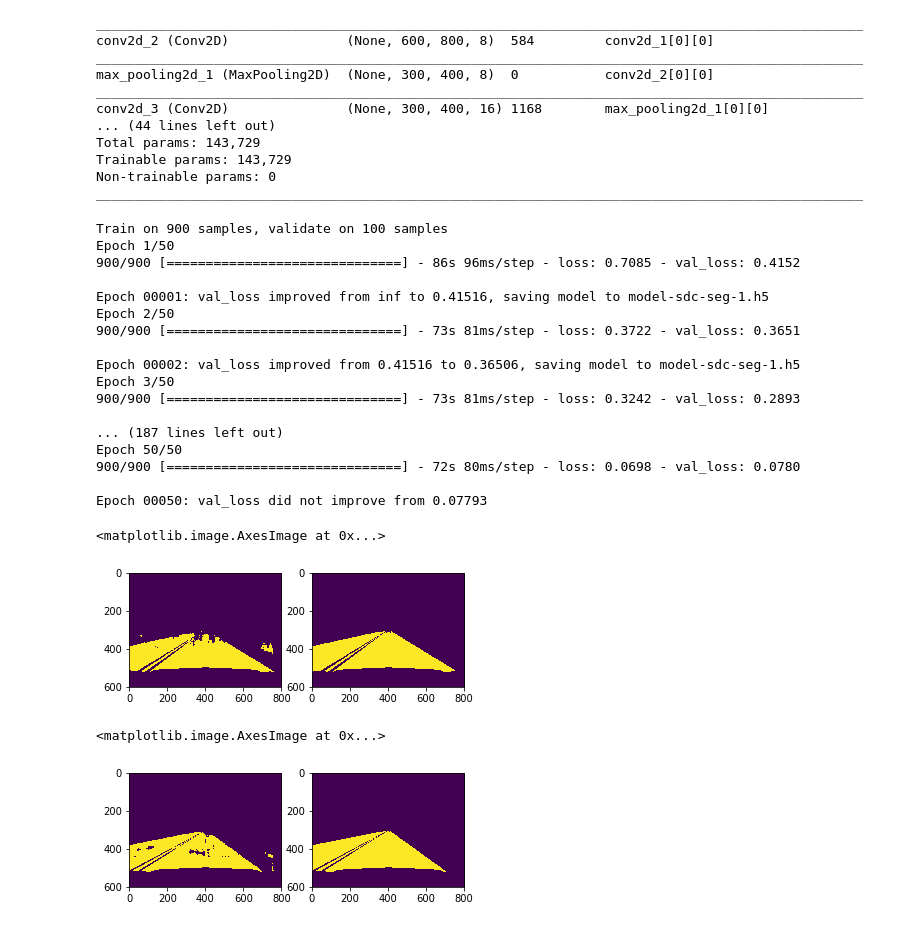
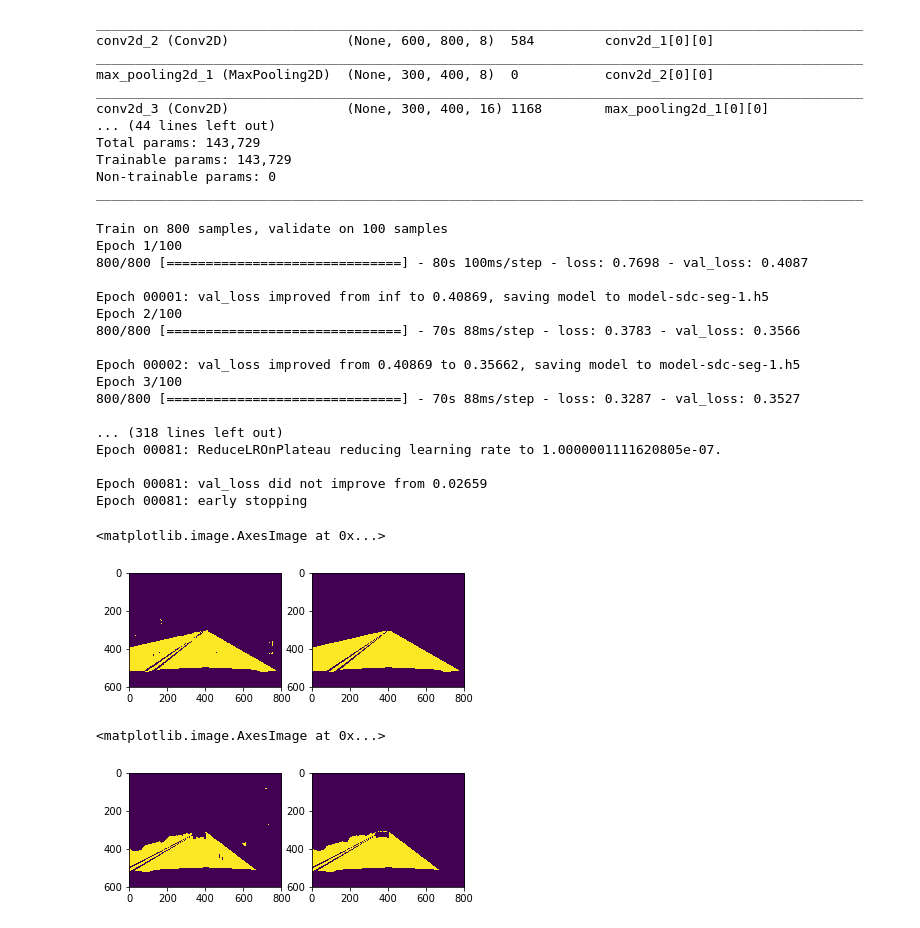
Before and after one commit to Wanke15/Self-driving-cars-road-segmentation, a Jupyter notebook: Self-driving cars Road Segmentation Task.ipynb, the cells around one changed output. Saved outputs shown, nothing was run; the diff lists cells and outputs as text; code cells hidden in the pictures.

```diff
--- a/Self-driving cars Road Segmentation Task.ipynb
+++ b/Self-driving cars Road Segmentation Task.ipynb
@@ -53,14 +53,14 @@ plt.imshow(kk)
 from tqdm import tqdm
 # %%
 height, width = 600, 800
-images = np.zeros((len(image_list), height, width, 3), dtype=np.float32)
-masks = np.zeros((len(image_list), height, width, 1), dtype=np.float32)
+images = np.zeros((len(image_list), height, width, 3), dtype=np.int16)
+masks = np.zeros((len(image_list), height, width, 1), dtype=np.int8)
 
 for n in tqdm(range(len(image_list))):
     img = imageio.imread(image_list[n])
 
     mask = imageio.imread(mask_list[n])
-    mask_road = np.zeros((600, 800, 1), dtype=np.float32)
+    mask_road = np.zeros((600, 800, 1), dtype=np.int8)
     mask_road[np.where(mask==7)[0], np.where(mask==7)[1]]=1
 
     images[n] = img
@@ -72,0 +73,10 @@ plt.imshow(masks[4].reshape(600, 800))
+# %%
+np.random.seed(123)
+shuffle_ids = np.random.randint(0, len(masks), len(masks))
+train_ids = shuffle_ids[:int(len(masks)*0.8)]
+val_ids = shuffle_ids[int(len(masks)*0.8):int(len(masks)*0.8+100)]
+test_ids = shuffle_ids[int(len(masks)*0.8+100):]
+# %%
+train_images, train_masks = images[train_ids], masks[train_ids]
+val_images, val_masks = images[val_ids], masks[val_ids]
+test_images, test_masks = images[test_ids], masks[test_ids]
@@ -144,27 +158,27 @@ ________________________________________________________________________________
 callbacks = [
     EarlyStopping(patience=6, verbose=1),
     ReduceLROnPlateau(patience=3, verbose=1),
-    ModelCheckpoint('model-sdc-seg-1.h5', verbose=1, save_best_only=True, save_weights_only=True)
+    ModelCheckpoint('model-sdc-seg-v2.h5', verbose=1, save_best_only=True, save_weights_only=True)
 ]
 
-results = model.fit(images, masks, batch_size=16, epochs=100, callbacks=callbacks,
-                    validation_split=0.1)
+results = model.fit(train_images, train_masks, batch_size=16, epochs=100, callbacks=callbacks,
+                    validation_data=(val_images, val_masks))
 # %% [output]
-Train on 900 samples, validate on 100 samples
-Epoch 1/50
-900/900 [==============================] - 86s 96ms/step - loss: 0.7085 - val_loss: 0.4152
+Train on 800 samples, validate on 100 samples
+Epoch 1/100
+800/800 [==============================] - 80s 100ms/step - loss: 0.7698 - val_loss: 0.4087
 
-Epoch 00001: val_loss improved from inf to 0.41516, saving model to model-sdc-seg-1.h5
-Epoch 2/50
-900/900 [==============================] - 73s 81ms/step - loss: 0.3722 - val_loss: 0.3651
+Epoch 00001: val_loss improved from inf to 0.40869, saving model to model-sdc-seg-1.h5
+Epoch 2/100
+800/800 [==============================] - 70s 88ms/step - loss: 0.3783 - val_loss: 0.3566
 
-Epoch 00002: val_loss improved from 0.41516 to 0.36506, saving model to model-sdc-seg-1.h5
-Epoch 3/50
-900/900 [==============================] - 73s 81ms/step - loss: 0.3242 - val_loss: 0.2893
+Epoch 00002: val_loss improved from 0.40869 to 0.35662, saving model to model-sdc-seg-1.h5
+Epoch 3/100
+800/800 [==============================] - 70s 88ms/step - loss: 0.3287 - val_loss: 0.3527
 
-... (187 lines left out)
-Epoch 50/50
-900/900 [==============================] - 72s 80ms/step - loss: 0.0698 - val_loss: 0.0780
+... (318 lines left out)
+Epoch 00081: ReduceLROnPlateau reducing learning rate to 1.0000001111620805e-07.
 
-Epoch 00050: val_loss did not improve from 0.07793
+Epoch 00081: val_loss did not improve from 0.02659
+Epoch 00081: early stopping
 # %%
@@ -172,22 +186,22 @@ model.save('final-road-segmentation.h5')
 # %%
 NUMBER = 0
-my_preds = model.predict(np.expand_dims(images[NUMBER], 0))
+my_preds = model.predict(np.expand_dims(test_images[NUMBER], 0))
 my_preds = my_preds.flatten()
 my_preds = np.array([1 if i >= 0.5 else 0 for i in my_preds])
 fig, ax = plt.subplots(nrows=1, ncols=2)
 ax[0].imshow(my_preds.reshape(600, 800))
-ax[1].imshow(masks[NUMBER].reshape(600, 800))
+ax[1].imshow(test_masks[NUMBER].reshape(600, 800))
 # %% [output]
 <matplotlib.image.AxesImage at 0x...>
-[figure, old version]
+[figure, new version]
 # %%
 NUMBER += 1
-my_preds = model.predict(np.expand_dims(images[NUMBER], 0))
+my_preds = model.predict(np.expand_dims(test_images[NUMBER], 0))
 my_preds = my_preds.flatten()
 my_preds = np.array([1 if i >= 0.5 else 0 for i in my_preds])
 fig, ax = plt.subplots(nrows=1, ncols=2)
 ax[0].imshow(my_preds.reshape(600, 800))
-ax[1].imshow(masks[NUMBER].reshape(600, 800))
+ax[1].imshow(test_masks[NUMBER].reshape(600, 800))
 # %% [output]
 <matplotlib.image.AxesImage at 0x...>
-[figure, old version]
+[figure, new version]
```
Also changed, not shown: parts of 3 cells of this notebook.
